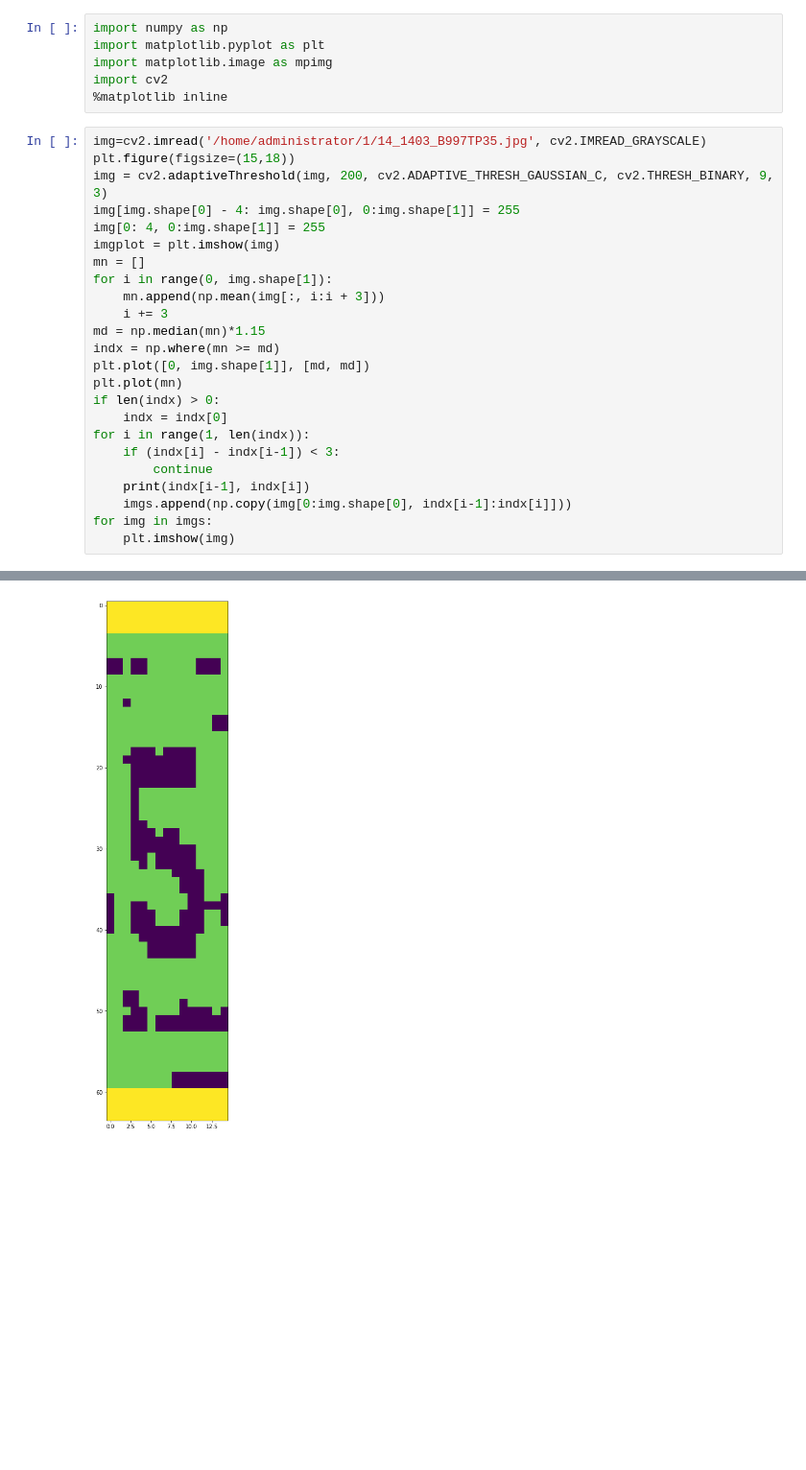
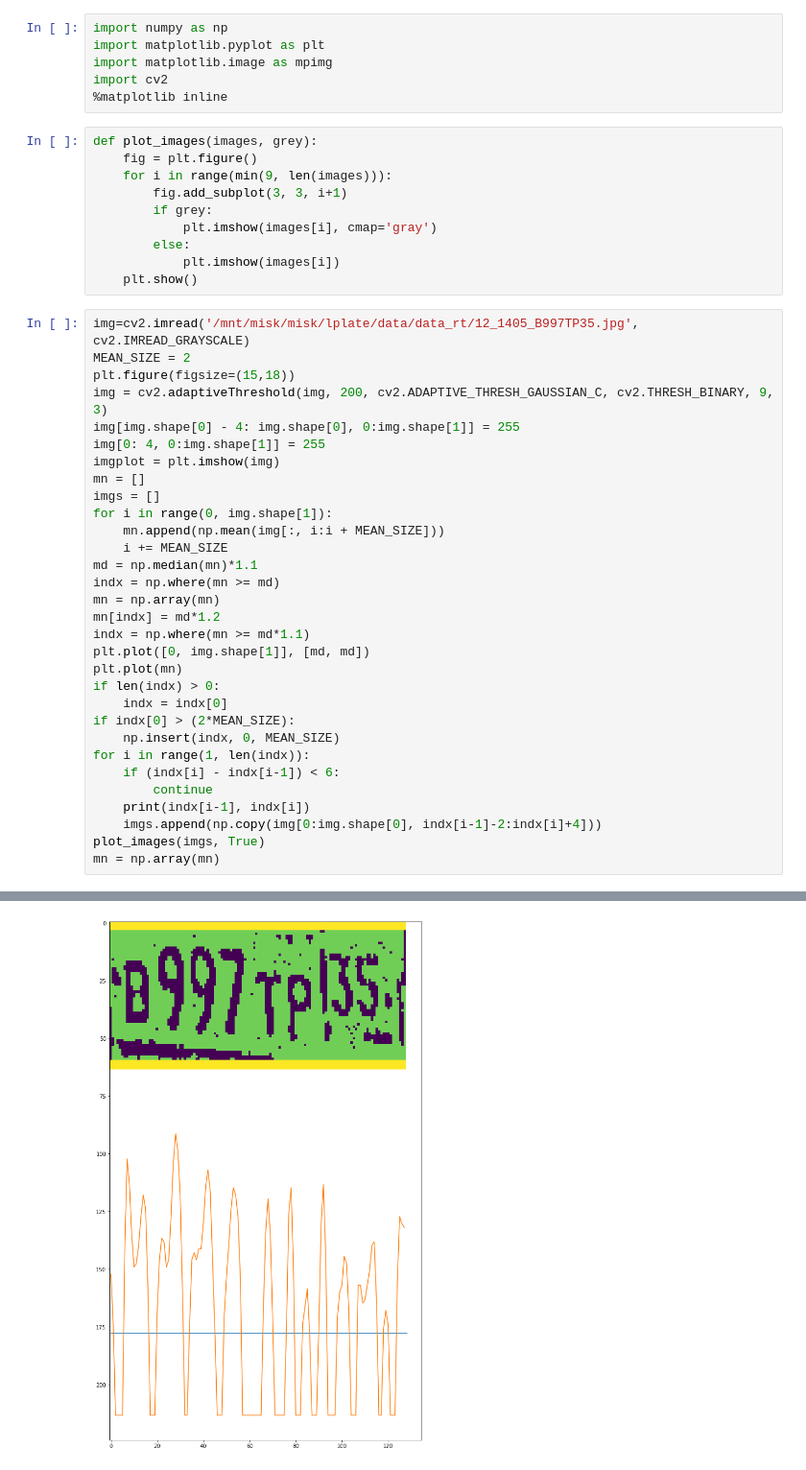
Before and after one commit to BEugen/Rslp, a Jupyter notebook: DataGenerate/img-lp.ipynb, the cells around one changed output, grey strips where cells are left out. Shown at 96% size. Cells and saved outputs as stored; diff of their text form; blank space fills up the shorter version.

```diff
--- a/DataGenerate/img-lp.ipynb
+++ b/DataGenerate/img-lp.ipynb
@@ -4,28 +4,45 @@ import matplotlib.pyplot as plt
 import matplotlib.image as mpimg
 import cv2
 %matplotlib inline
+# %%
+def plot_images(images, grey):
+    fig = plt.figure()
+    for i in range(min(9, len(images))):
+        fig.add_subplot(3, 3, i+1)
+        if grey:
+            plt.imshow(images[i], cmap='gray')
+        else:
+            plt.imshow(images[i])
+    plt.show()
 # %%
-img=cv2.imread('/home/administrator/1/14_1403_B997TP35.jpg', cv2.IMREAD_GRAYSCALE)
+img=cv2.imread('/mnt/misk/misk/lplate/data/data_rt/12_1405_B997TP35.jpg', cv2.IMREAD_GRAYSCALE)
+MEAN_SIZE = 2
 plt.figure(figsize=(15,18))
 img = cv2.adaptiveThreshold(img, 200, cv2.ADAPTIVE_THRESH_GAUSSIAN_C, cv2.THRESH_BINARY, 9, 3)
 img[img.shape[0] - 4: img.shape[0], 0:img.shape[1]] = 255
 img[0: 4, 0:img.shape[1]] = 255
 imgplot = plt.imshow(img)
 mn = []
+imgs = []
 for i in range(0, img.shape[1]):
-    mn.append(np.mean(img[:, i:i + 3]))
-    i += 3
-md = np.median(mn)*1.15
+    mn.append(np.mean(img[:, i:i + MEAN_SIZE]))
+    i += MEAN_SIZE
+md = np.median(mn)*1.1
 indx = np.where(mn >= md)
+mn = np.array(mn)
+mn[indx] = md*1.2
+indx = np.where(mn >= md*1.1)
 plt.plot([0, img.shape[1]], [md, md])
 plt.plot(mn)
 if len(indx) > 0:
     indx = indx[0]
+if indx[0] > (2*MEAN_SIZE):
+    np.insert(indx, 0, MEAN_SIZE)
 for i in range(1, len(indx)):
-    if (indx[i] - indx[i-1]) < 3:
+    if (indx[i] - indx[i-1]) < 6:
         continue
     print(indx[i-1], indx[i])
-    imgs.append(np.copy(img[0:img.shape[0], indx[i-1]:indx[i]]))
-for img in imgs:
-    plt.imshow(img)
+    imgs.append(np.copy(img[0:img.shape[0], indx[i-1]-2:indx[i]+4]))
+plot_images(imgs, True)
+mn = np.array(mn)
 # %% [output]
@@ -40 +56 @@ for img in imgs:
-[figure, old version]
+[figure, new version]
```
Also changed, not shown: parts of 1 cell of this notebook, 2 other files.
